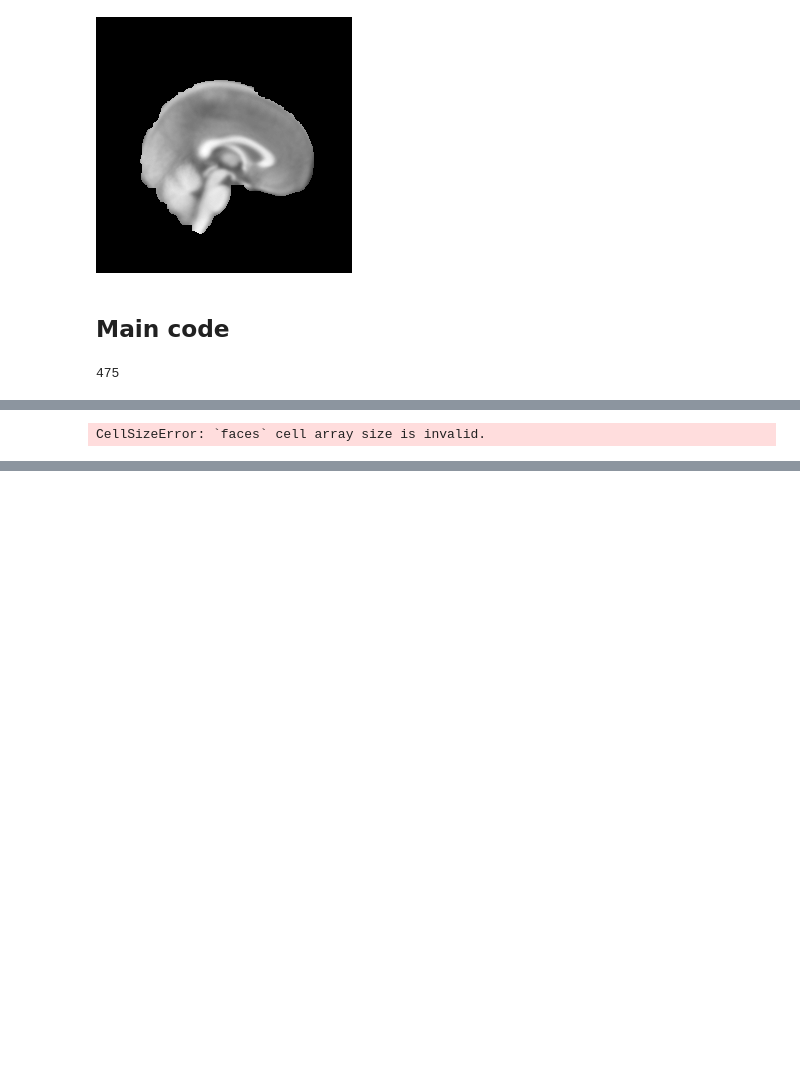
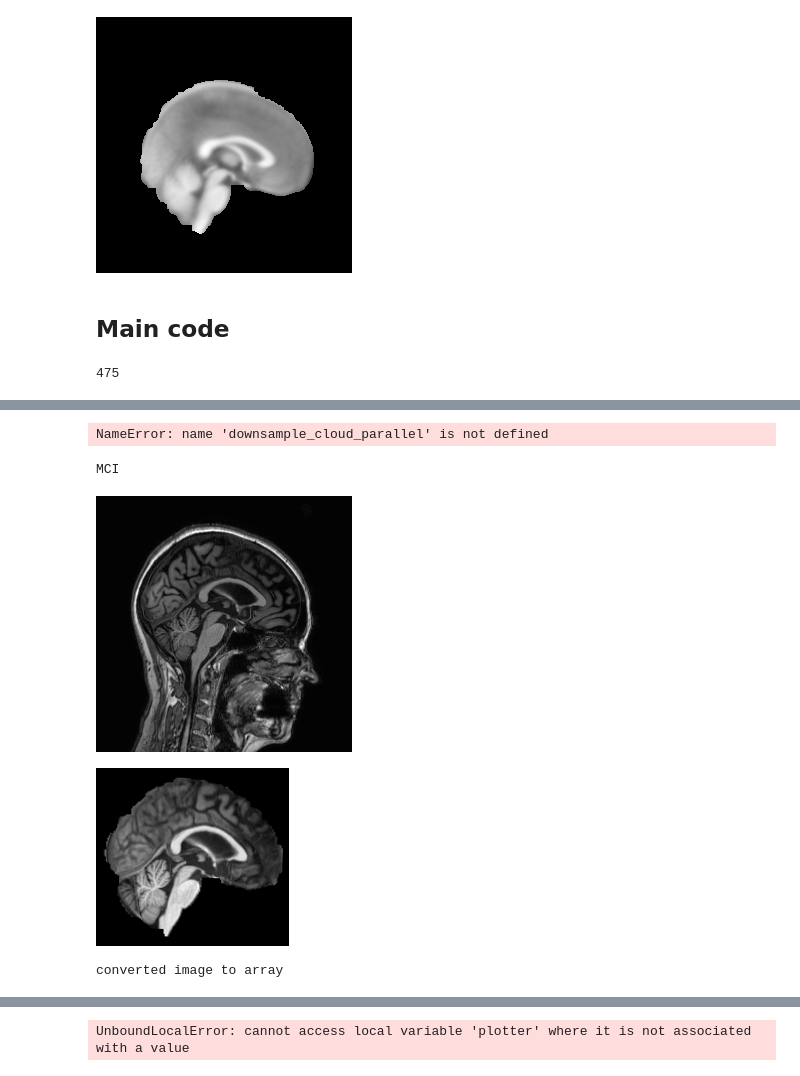
Before and after one commit to oscarlloydjohn/lloyd-john-MIUA-2025, a Jupyter notebook: preprocess-adni1-complete-3T-processed.ipynb, the cells around one changed output, grey strips where cells are left out. Drawn from its saved outputs; the diff is of its cells as text; code cells hidden in the pictures; blank space fills up the shorter version.

```diff
--- a/preprocess-adni1-complete-3T-processed.ipynb
+++ b/preprocess-adni1-complete-3T-processed.ipynb
@@ -141,5 +106,9 @@ def downsample_cloud_parallel(subject_list, filename, num_samples, display=True)
+# %%
+for subject in subject_list[:5]:
+
+    display_cloud(downsample_cloud(subject, 'Left-Hippocampus_Right-Hippocampus_cropped_mesh.npz', 2048))
 # %%
 # Downsample all hippocampi clouds to have the same vector size for use in pytorch
-process_mesh_parallel(subject_list, 'Left-Hippocampus_Right-Hippocampus_cropped_mesh.npz', 50, display=False)
+downsample_cloud_parallel(subject_list, 'Left-Hippocampus_Right-Hippocampus_cropped_mesh.npz', 2048, display=False)
 # %% [output]
-CellSizeError: `faces` cell array size is invalid.
+NameError: name 'downsample_cloud_parallel' is not defined
@@ -148,14 +117,23 @@ process_mesh_parallel(subject_list, 'Left-Hippocampus_Right-Hippocampus_aligned_
 # %%
 for subject in subject_list:
 
     research_group = subject.subject_metadata['Group'].iloc[0]
 
     print(research_group)
 
     display_image(nibabel.load(subject.orig_nu))
 
     display_image(nibabel.load(subject.brain_aligned_cropped))
 
-    display_mesh(np.load(os.path.join(subject.path, 'Left-Hippocampus_Right-Hippocampus_cropped_mesh.npy')['verts']), downsample_factor=1)
+    display_image_3d(nibabel.load(subject.brain_aligned_cropped), 1)
+
+    display_mesh(np.load(os.path.join(subject.path, 'Left-Hippocampus_Right-Hippocampus_cropped_mesh.npz')))
+
+    display_cloud(np.load(os.path.join(subject.path, 'Left-Hippocampus_Right-Hippocampus_cropped_mesh_downsampledcloud.npy')))
 
     break
+# %% [output]
+MCI
+[figure, added]
+[figure, added]
+converted image to array
@@ -161,0 +141 @@ for subject in subject_list:
+UnboundLocalError: cannot access local variable 'plotter' where it is not associated with a value
```
Also changed, not shown: parts of 6 cells of this notebook, 3 other files.
